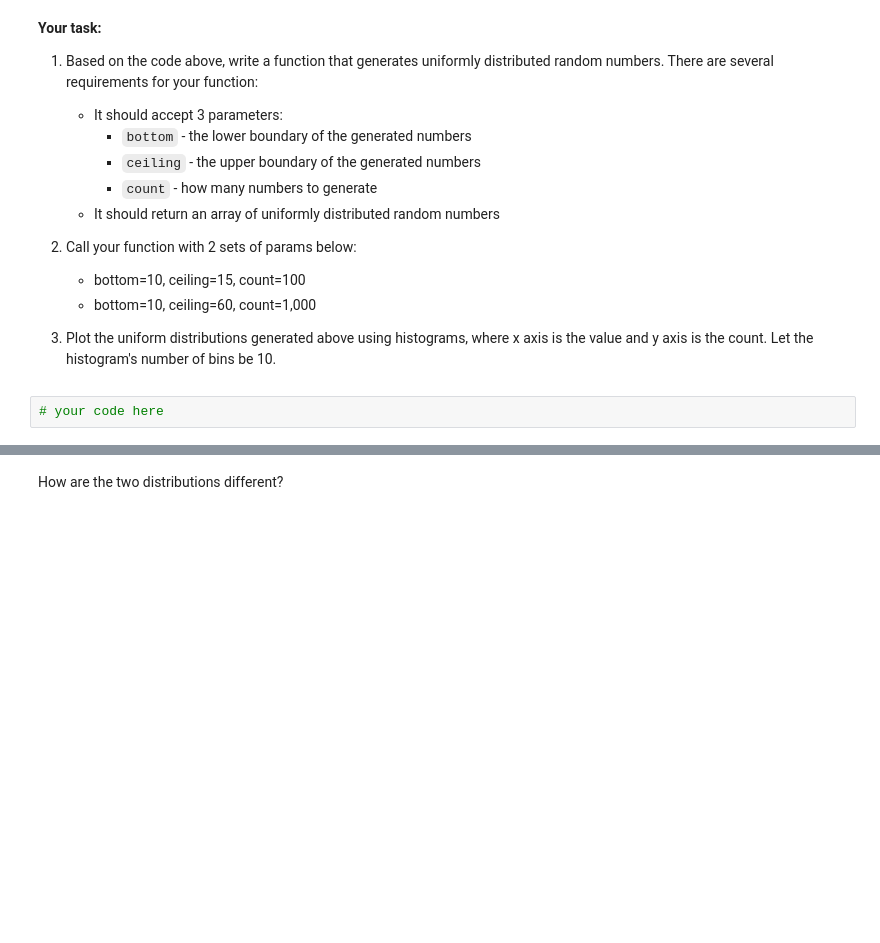
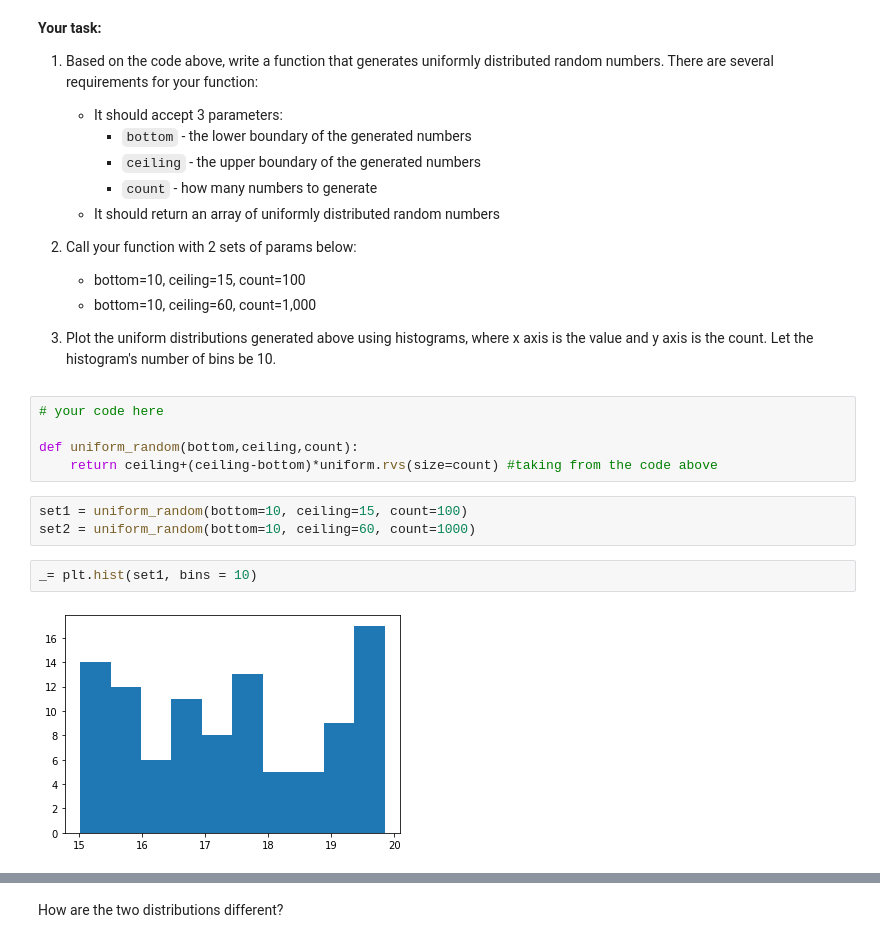
Before and after one commit to ta-datapt-bcn/lab-cont-probability-distribution, a Jupyter notebook: your_code/main.ipynb, the cells around one changed output, grey strips where cells are left out. Cells and saved outputs as stored; diff of their text form; blank space fills up the shorter version.

```diff
--- a/your_code/main.ipynb
+++ b/your_code/main.ipynb
@@ -41,5 +47,15 @@ print(randoms)
     * bottom=10, ceiling=60, count=1,000
 
 1. Plot the uniform distributions generated above using histograms, where x axis is the value and y axis is the count. Let the histogram's number of bins be 10.
-# %%
-# your code here
+# %%
+# your code here
+
+def uniform_random(bottom,ceiling,count):
+    return ceiling+(ceiling-bottom)*uniform.rvs(size=count) #taking from the code above
+# %%
+set1 = uniform_random(bottom=10, ceiling=15, count=100)
+set2 = uniform_random(bottom=10, ceiling=60, count=1000)
+# %%
+_= plt.hist(set1, bins = 10)
+# %% [output]
+[figure, added]
```
Also changed, not shown: parts of 19 cells of this notebook, 2 other files.
